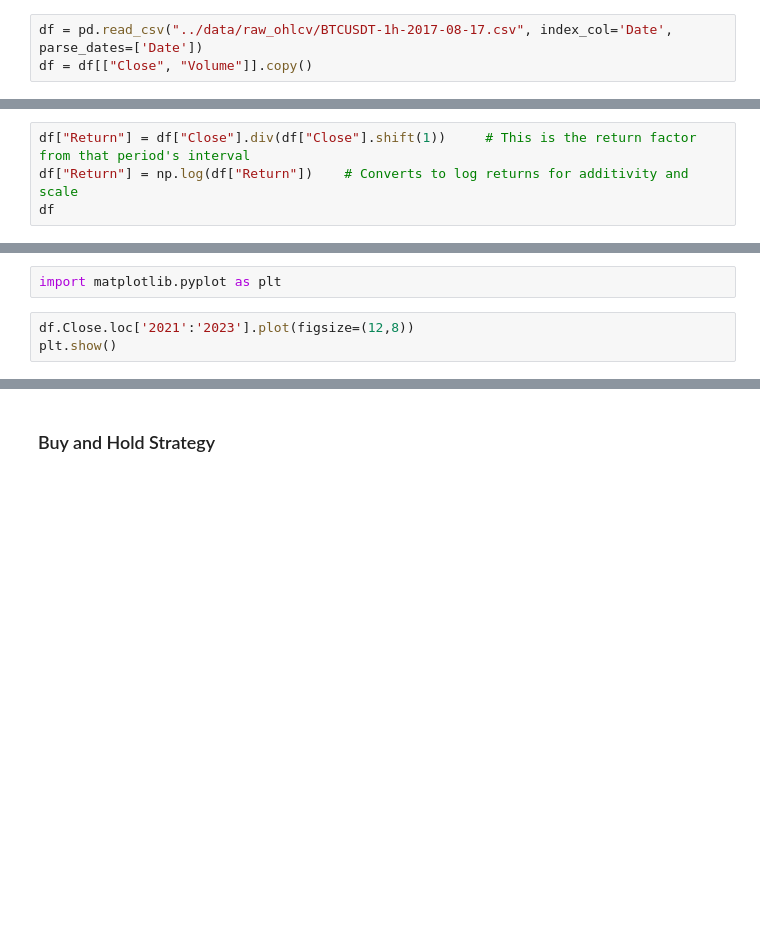
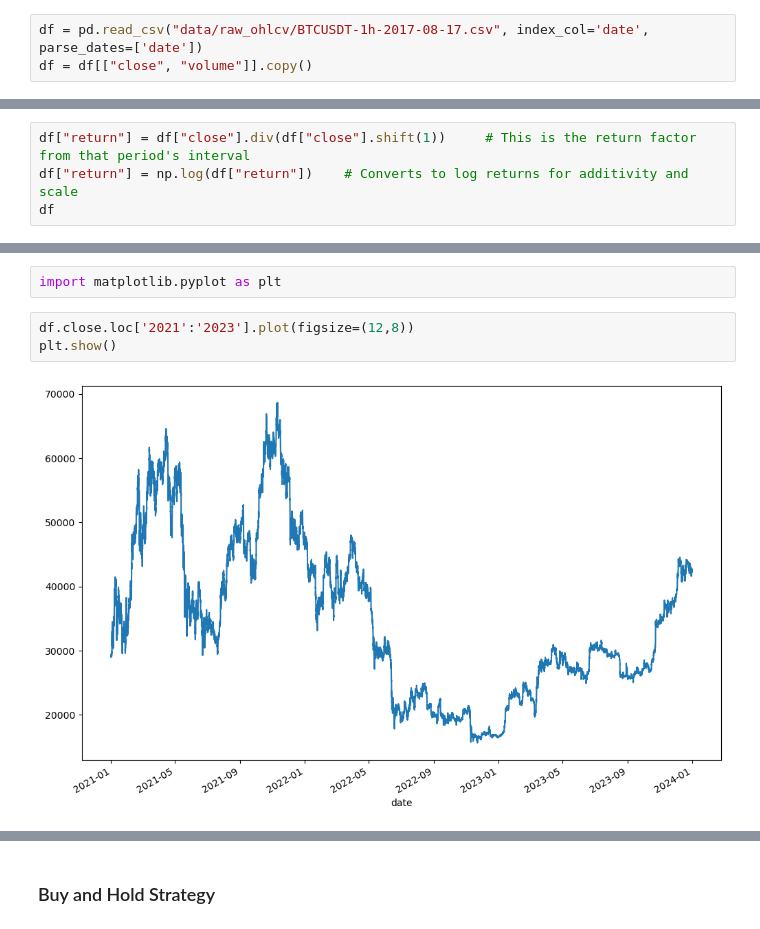
Before and after one commit to jctaylor11/algotrader-playground, a Jupyter notebook: notebooks/backtester.ipynb, the cells around one changed output, grey strips where cells are left out. Cells and saved outputs as stored; diff of their text form; blank space fills up the shorter version.

```diff
--- a/notebooks/backtester.ipynb
+++ b/notebooks/backtester.ipynb
@@ -15,7 +9,7 @@ client = Client(api_key, api_secret, testnet=True)
 # %%
 import pandas as pd
 # %%
-df = pd.read_csv("../data/raw_ohlcv/BTCUSDT-1h-2017-08-17.csv", index_col='Date', parse_dates=['Date'])
-df = df[["Close", "Volume"]].copy()
+df = pd.read_csv("data/raw_ohlcv/BTCUSDT-1h-2017-08-17.csv", index_col='date', parse_dates=['date'])
+df = df[["close", "volume"]].copy()
 # %%
 df.head()
@@ -24,6 +26,6 @@ df.head()
 # %%
 import numpy as np
 # %%
-df["Return"] = df["Close"].div(df["Close"].shift(1))     # This is the return factor from that period's interval
-df["Return"] = np.log(df["Return"])    # Converts to log returns for additivity and scale
+df["return"] = df["close"].div(df["close"].shift(1))     # This is the return factor from that period's interval
+df["return"] = np.log(df["return"])    # Converts to log returns for additivity and scale
 df
@@ -32,5 +49,7 @@ df
 # %%
 import matplotlib.pyplot as plt
 # %%
-df.Close.loc['2021':'2023'].plot(figsize=(12,8))
+df.close.loc['2021':'2023'].plot(figsize=(12,8))
 plt.show()
+# %% [output]
+[figure, added]
```
Also changed, not shown: parts of 26 cells of this notebook, 2 other files.
